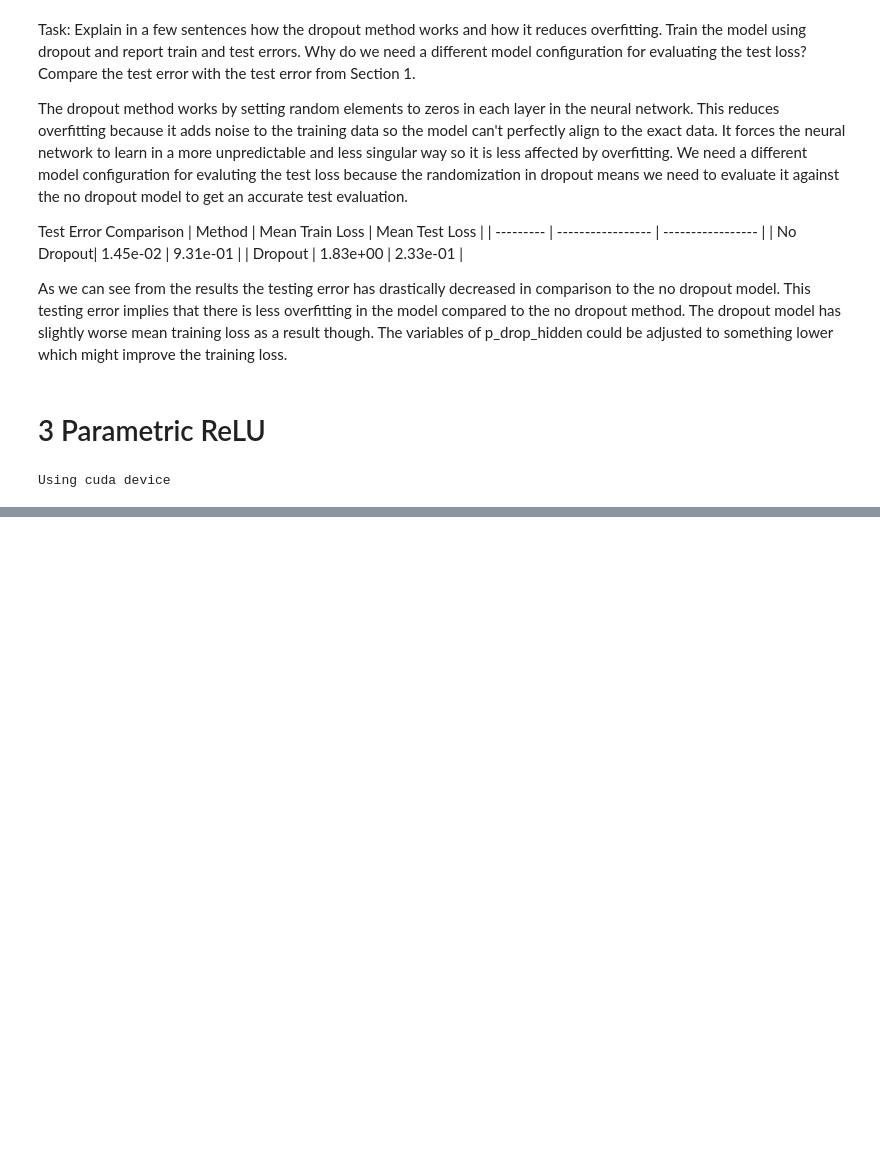
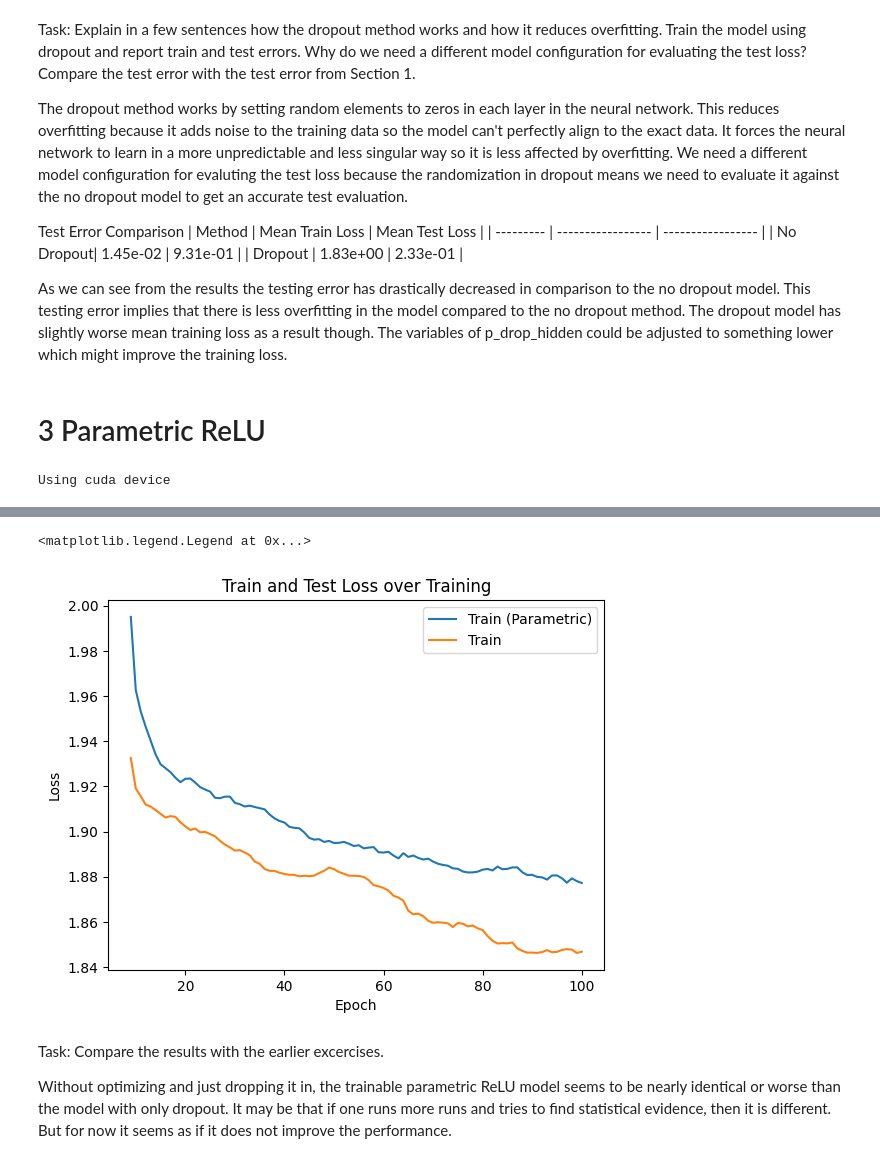
Before and after one commit to scyfyock/MLE-SS26, a Jupyter notebook: Exercises/Ex03/cnn.ipynb, the cells around one changed output, grey strips where cells are left out. Cells and saved outputs as stored; diff of their text form; code cells hidden in the pictures; blank space fills up the shorter version.

```diff
--- a/Exercises/Ex03/cnn.ipynb
+++ b/Exercises/Ex03/cnn.ipynb
@@ -708,0 +737,21 @@ Mean Test Loss (Parametric):  2.79e-01
+# %%
+def running_average(data, window_size):
+    return np.convolve(data, np.ones(window_size)/window_size, mode='valid')
+
+
+plt.plot(np.arange(9, n_epochs + 1), running_average(train_loss_parametric, 10), label="Train (Parametric)")
+plt.plot(np.arange(9, n_epochs + 1), running_average(train_loss, 10), label="Train")
+
+plt.title("Train and Test Loss over Training")
+plt.xlabel("Epoch")
+
+plt.ylabel("Loss")
+plt.legend()
+# %% [output]
+<matplotlib.legend.Legend at 0x...>
+[figure, added]
+# %% [markdown]
+Task: Compare the results with the earlier excercises.
+
+
+Without optimizing and just dropping it in, the trainable parametric ReLU model seems to be nearly identical or worse than the model with only dropout. It may be that if one runs more runs and tries to find statistical evidence, then it is different. But for now it seems as if it does not improve the performance.
```
Also changed, not shown: parts of 2 cells of this notebook.
